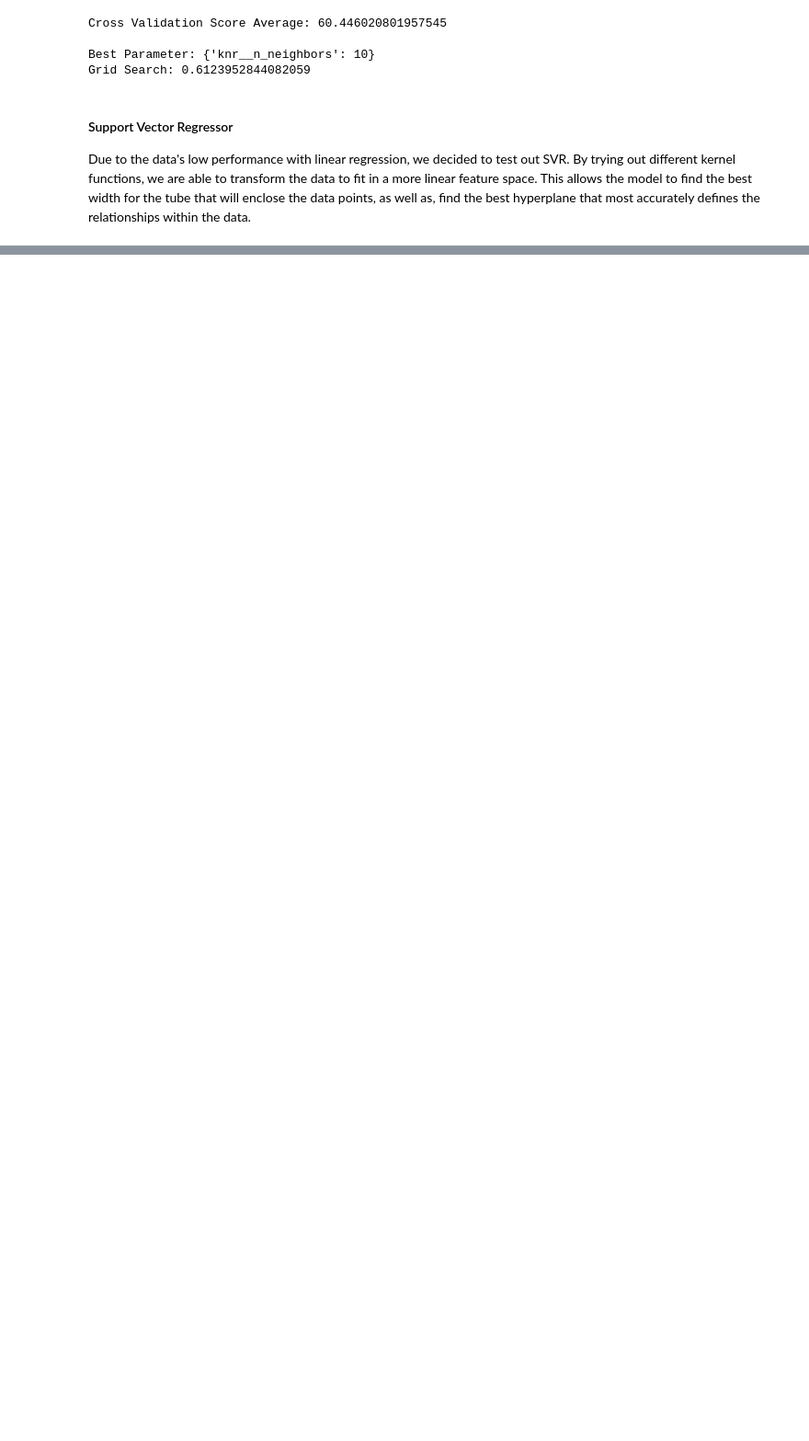
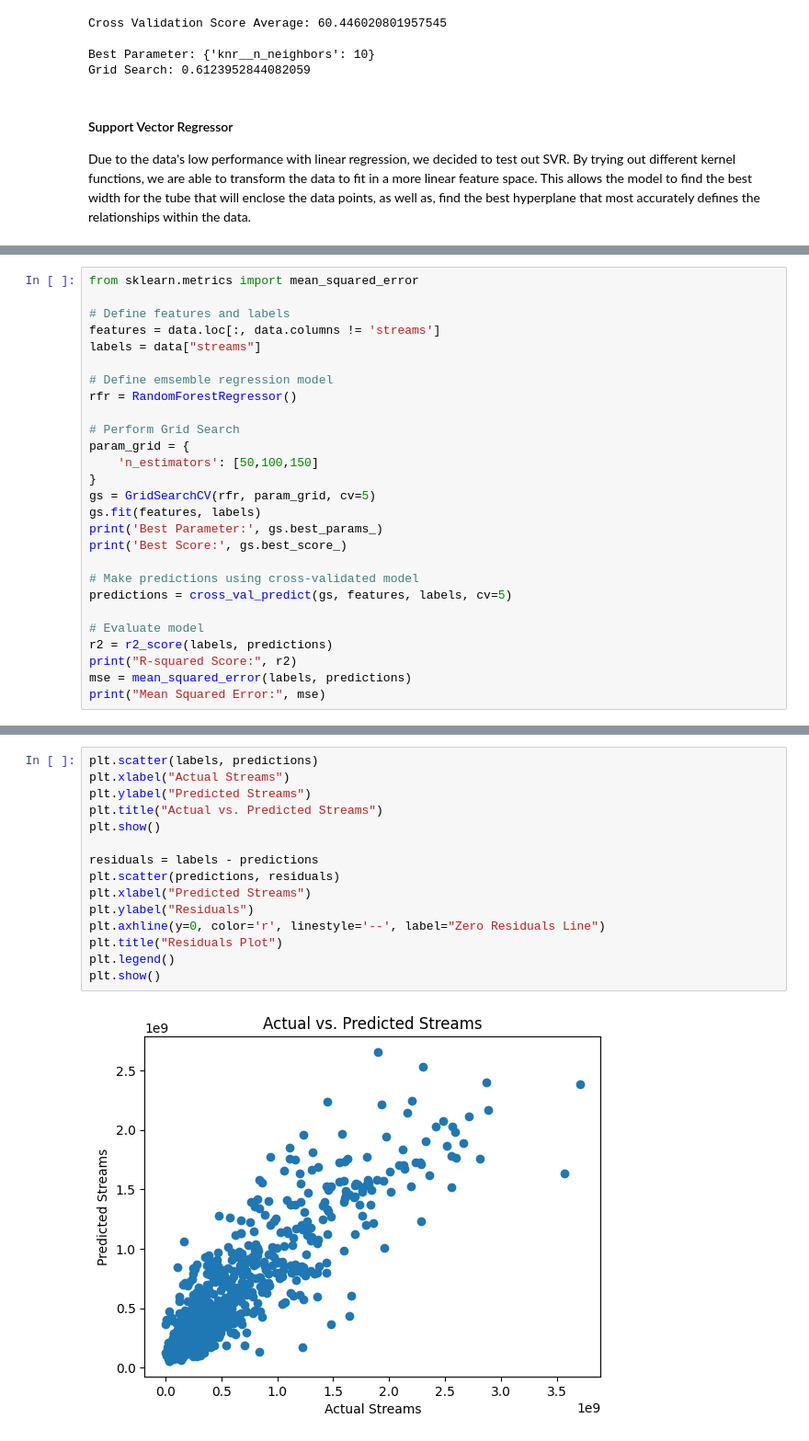
Before and after one commit to StealthAddict/spotify-ml-project, a Jupyter notebook: main.ipynb, the cells around one changed output, grey strips where cells are left out. Shown at 92% size. Drawn from its saved outputs; the diff is of its cells as text; blank space fills up the shorter version.

Commit message:
results for rfr final model

```diff
--- a/main.ipynb
+++ b/main.ipynb
@@ -466,0 +472,27 @@ R-squared: 0.6939714983699781
+# %%
+from sklearn.metrics import mean_squared_error
+
+# Define features and labels
+features = data.loc[:, data.columns != 'streams']
+labels = data["streams"]
+
+# Define emsemble regression model
+rfr = RandomForestRegressor()
+
+# Perform Grid Search
+param_grid = {
+    'n_estimators': [50,100,150]
+}
+gs = GridSearchCV(rfr, param_grid, cv=5)
+gs.fit(features, labels)
+print('Best Parameter:', gs.best_params_)
+print('Best Score:', gs.best_score_)
+
+# Make predictions using cross-validated model
+predictions = cross_val_predict(gs, features, labels, cv=5)
+
+# Evaluate model
+r2 = r2_score(labels, predictions)
+print("R-squared Score:", r2)
+mse = mean_squared_error(labels, predictions)
+print("Mean Squared Error:", mse)
@@ -466,0 +508,17 @@ R-squared: 0.6939714983699781
+# %%
+plt.scatter(labels, predictions)
+plt.xlabel("Actual Streams")
+plt.ylabel("Predicted Streams")
+plt.title("Actual vs. Predicted Streams")
+plt.show()
+
+residuals = labels - predictions
+plt.scatter(predictions, residuals)
+plt.xlabel("Predicted Streams")
+plt.ylabel("Residuals")
+plt.axhline(y=0, color='r', linestyle='--', label="Zero Residuals Line")
+plt.title("Residuals Plot")
+plt.legend()
+plt.show()
+# %% [output]
+[figure, added]
```
Also changed, not shown: parts of 15 cells of this notebook.
